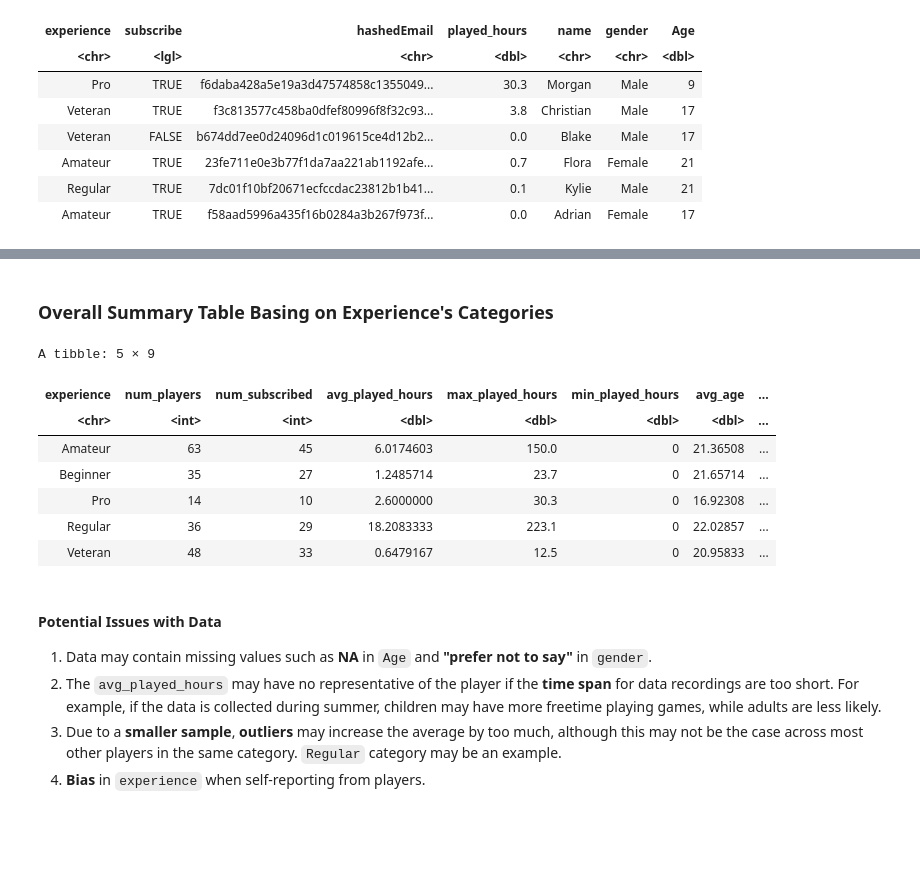
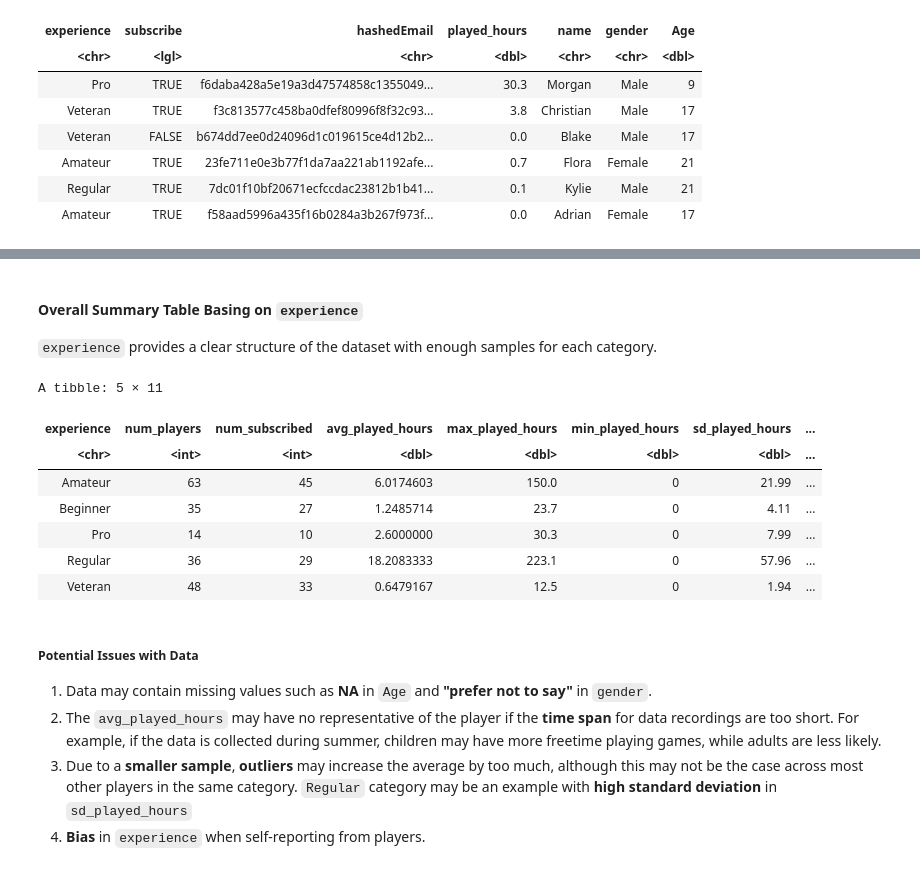
Before and after one commit to Lemiao-Yang/Data_Science_Project, a Jupyter notebook: DSCI_Project.ipynb, the cells around one changed output, grey strips where cells are left out. Saved outputs shown, nothing was run; the diff lists cells and outputs as text; code cells hidden in the pictures; blank space fills up the shorter version.

Commit message:
Modify the research questions and wrangling plan
add more details in plans of wrangling and reasons behind each variables.

```diff
--- a/DSCI_Project.ipynb
+++ b/DSCI_Project.ipynb
@@ -55,30 +82,33 @@ A tibble: 6 × 7
 # %% [markdown]
-### Overall Summary Table Basing on Experience's Categories
+#### Overall Summary Table Basing on `experience`
+`experience` provides a clear structure of the dataset with enough samples for each category.
 # %%
 summarized_player_data <- player_data |>
     group_by(experience) |>
     summarize(num_players = n(),
               num_subscribed = sum(subscribe, na.rm = TRUE),
               avg_played_hours = mean(played_hours, na.rm = TRUE),
-              max_played_hours = max(played_hours, na.rm = TRUE),
-              min_played_hours = min(played_hours, na.rm = TRUE),
-              avg_age = mean(Age, na.rm = TRUE),
+              max_played_hours = round(max(played_hours, na.rm = TRUE), 2),
+              min_played_hours = round(min(played_hours, na.rm = TRUE), 2),
+              sd_played_hours = round(sd(played_hours, na.rm = TRUE), 2),
+              avg_age = round(mean(Age, na.rm = TRUE), 2),
               max_age = max(Age, na.rm = TRUE),
-              min_age = min(Age, na.rm = TRUE))
+              min_age = min(Age, na.rm = TRUE),
+              sd_age = round(sd(Age, na.rm = TRUE), 2))
 summarized_player_data
 # %% [output]
-A tibble: 5 × 9
+A tibble: 5 × 11
-| experience | num_players | num_subscribed | avg_played_hours | max_played_hours | min_played_hours | avg_age | ... |
+| experience | num_players | num_subscribed | avg_played_hours | max_played_hours | min_played_hours | sd_played_hours | ... |
 | <chr> | <int> | <int> | <dbl> | <dbl> | <dbl> | <dbl> | ... |
-| Amateur | 63 | 45 | 6.0174603 | 150.0 | 0 | 21.36508 | ... |
-| Beginner | 35 | 27 | 1.2485714 | 23.7 | 0 | 21.65714 | ... |
-| Pro | 14 | 10 | 2.6000000 | 30.3 | 0 | 16.92308 | ... |
-| Regular | 36 | 29 | 18.2083333 | 223.1 | 0 | 22.02857 | ... |
-| Veteran | 48 | 33 | 0.6479167 | 12.5 | 0 | 20.95833 | ... |
+| Amateur | 63 | 45 | 6.0174603 | 150.0 | 0 | 21.99 | ... |
+| Beginner | 35 | 27 | 1.2485714 | 23.7 | 0 | 4.11 | ... |
+| Pro | 14 | 10 | 2.6000000 | 30.3 | 0 | 7.99 | ... |
+| Regular | 36 | 29 | 18.2083333 | 223.1 | 0 | 57.96 | ... |
+| Veteran | 48 | 33 | 0.6479167 | 12.5 | 0 | 1.94 | ... |
 # %% [markdown]
-#### Potential Issues with Data
+##### Potential Issues with Data
 1. Data may contain missing values such as **NA** in `Age` and **"prefer not to say"** in `gender`.
 2. The `avg_played_hours` may have no representative of the player if the **time span** for data recordings are too short. For example, if the data is collected during summer, children may have more freetime playing games, while adults are less likely.
-3. Due to a **smaller sample**, **outliers** may increase the average by too much, although this may not be the case across most other players in the same category. `Regular` category may be an example.
+3. Due to a **smaller sample**, **outliers** may increase the average by too much, although this may not be the case across most other players in the same category. `Regular` category may be an example with **high standard deviation** in `sd_played_hours`
 4. **Bias** in `experience` when self-reporting from players.
 # %% [markdown]
```
Also changed, not shown: parts of 13 cells of this notebook.
